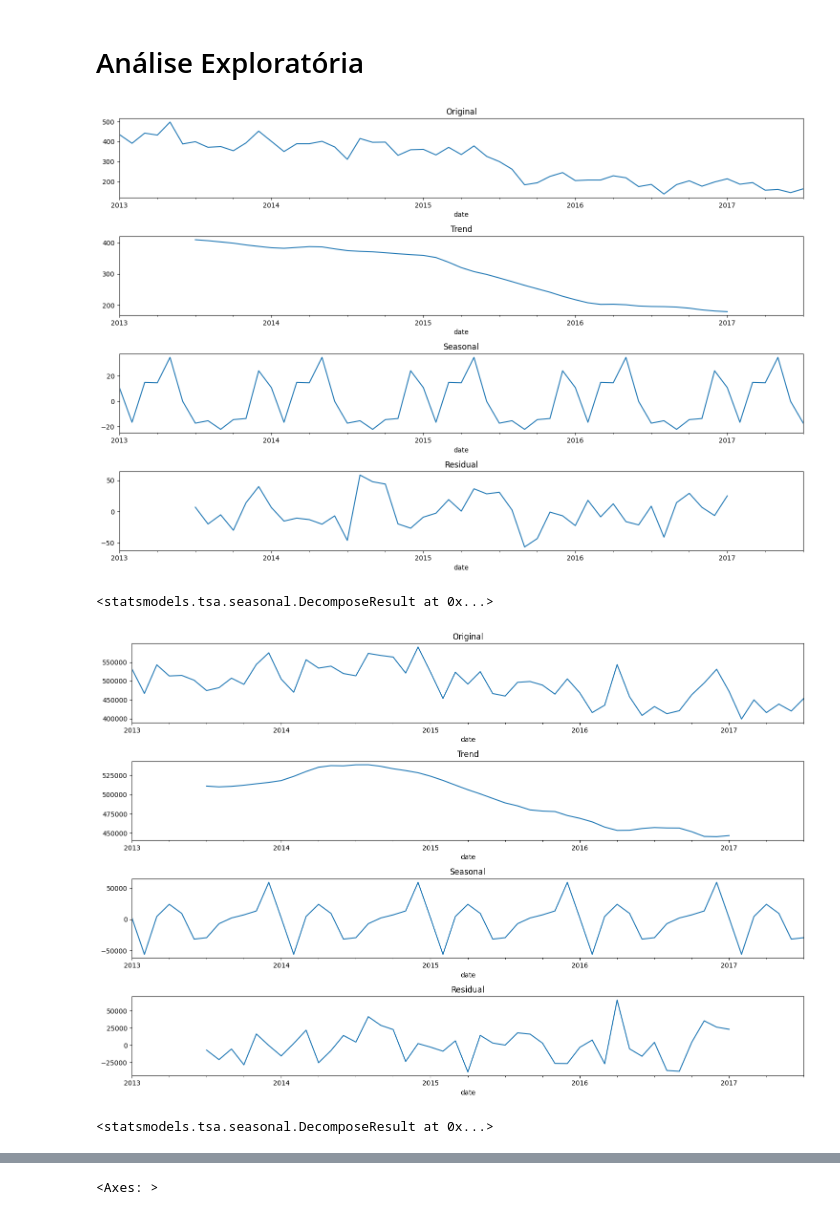
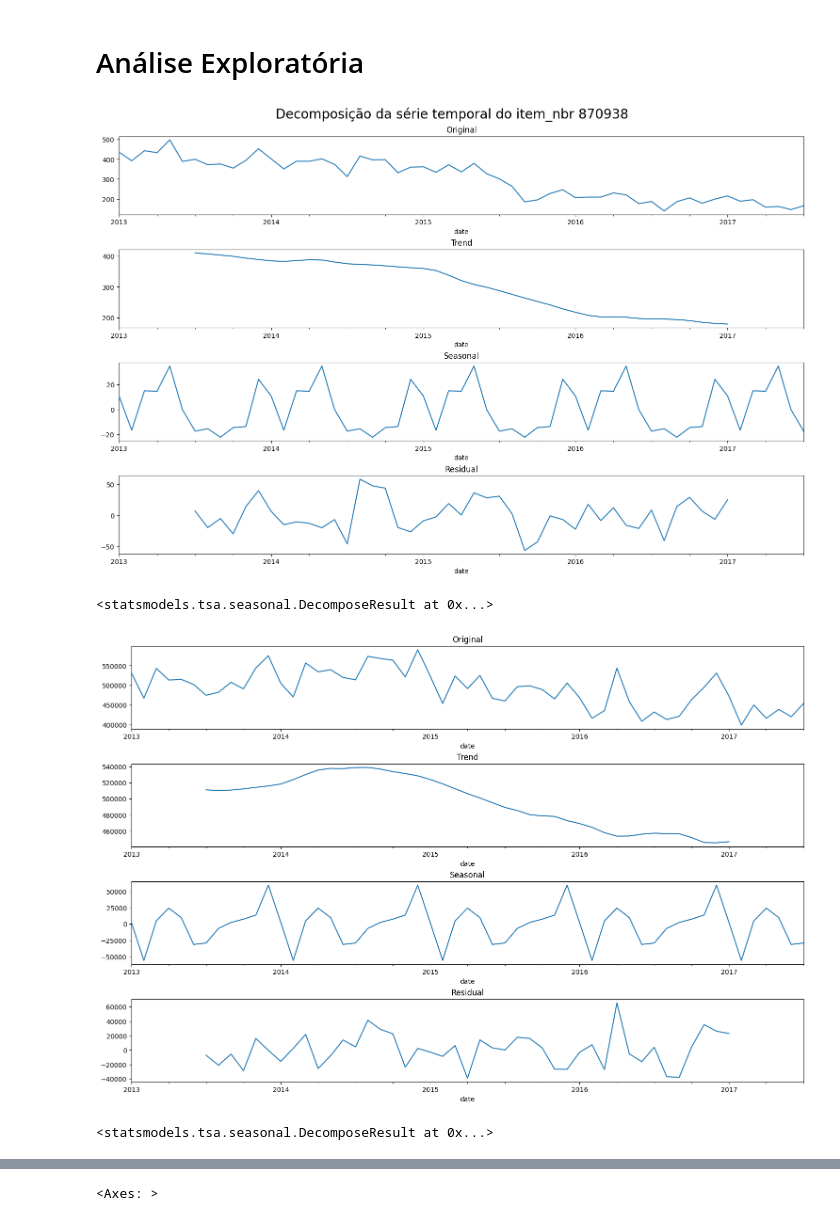
Before and after one commit to erlonL/series-temporais, a Jupyter notebook: seminario1.ipynb, the cells around one changed output, grey strips where cells are left out. Drawn from its saved outputs; the diff is of its cells as text; code cells hidden in the pictures.

```diff
--- a/seminario1.ipynb
+++ b/seminario1.ipynb
@@ -59,8 +59,8 @@ df = df[df['date'] != '2017-08-01']
 # %% [markdown]
 # Análise Exploratória
 # %%
-def plot_series(original, trend, seasonal, resid):
-    fig, ax = plt.subplots(4, 1, figsize=(15, 10))
+def plot_series(original, trend, seasonal, resid, title=None):
+    fig, ax = plt.subplots(4, 1, figsize=(15, 10), layout='constrained')
     original.plot(ax=ax[0])
     ax[0].set_title('Original')
     trend.plot(ax=ax[1])
@@ -69,25 +69,29 @@ def plot_series(original, trend, seasonal, resid):
     ax[2].set_title('Seasonal')
     resid.plot(ax=ax[3])
     ax[3].set_title('Residual')
-    plt.tight_layout()
+    if title:
+        plt.suptitle(title, fontsize=20)
 
     plt.show()
 # %%
-def decompose_series(series, period=12, plot=False):
+def decompose_series(series, period=12, plot=False, title=None):
     decomposition = seasonal_decompose(series, period=period)
     if plot:
-        plot_series(series, decomposition.trend, decomposition.seasonal, decomposition.resid)
+        if title is not None:
+            plot_series(series, decomposition.trend, decomposition.seasonal, decomposition.resid, title=title)
+        else:
+            plot_series(series, decomposition.trend, decomposition.seasonal, decomposition.resid)
     return decomposition
 # %%
 # decompor a série temporal em 3 componentes: tendência, sazonalidade e resíduosfrom statsmodels.tsa.seasonal import seasonal_decompose
 
 item_nbr = 870938 # produto classe: DAIRY, perishable: True
 df_item = df[df['item_nbr'] == item_nbr]
 df_item = df_item.groupby('date')['unit_sales'].sum().reset_index()
 df_item.set_index('date', inplace=True)
-decompose_series(df_item['unit_sales'], period=12, plot=True)
+decompose_series(df_item['unit_sales'], period=12, plot=True, title='Decomposição da série temporal do item_nbr 870938')
 # %% [output]
-[figure, old version]
+[figure, new version]
 <statsmodels.tsa.seasonal.DecomposeResult at 0x...>
 # %%
 # série temporal da venda de todos os produtos
@@ -98,7 +102,7 @@ og_seasonal = decompose_series(df_agg['unit_sales'], period=12).seasonal
 df_agg.set_index('date', inplace=True)
 decompose_series(df_agg['unit_sales'], period=12, plot=True)
 # %% [output]
-[figure, old version]
+[figure, new version]
 <statsmodels.tsa.seasonal.DecomposeResult at 0x...>
 # %%
 item_nbr = 870938 # produto classe: DAIRY, perishable: True
```
Also changed, not shown: parts of 24 cells of this notebook, 2 other files.
